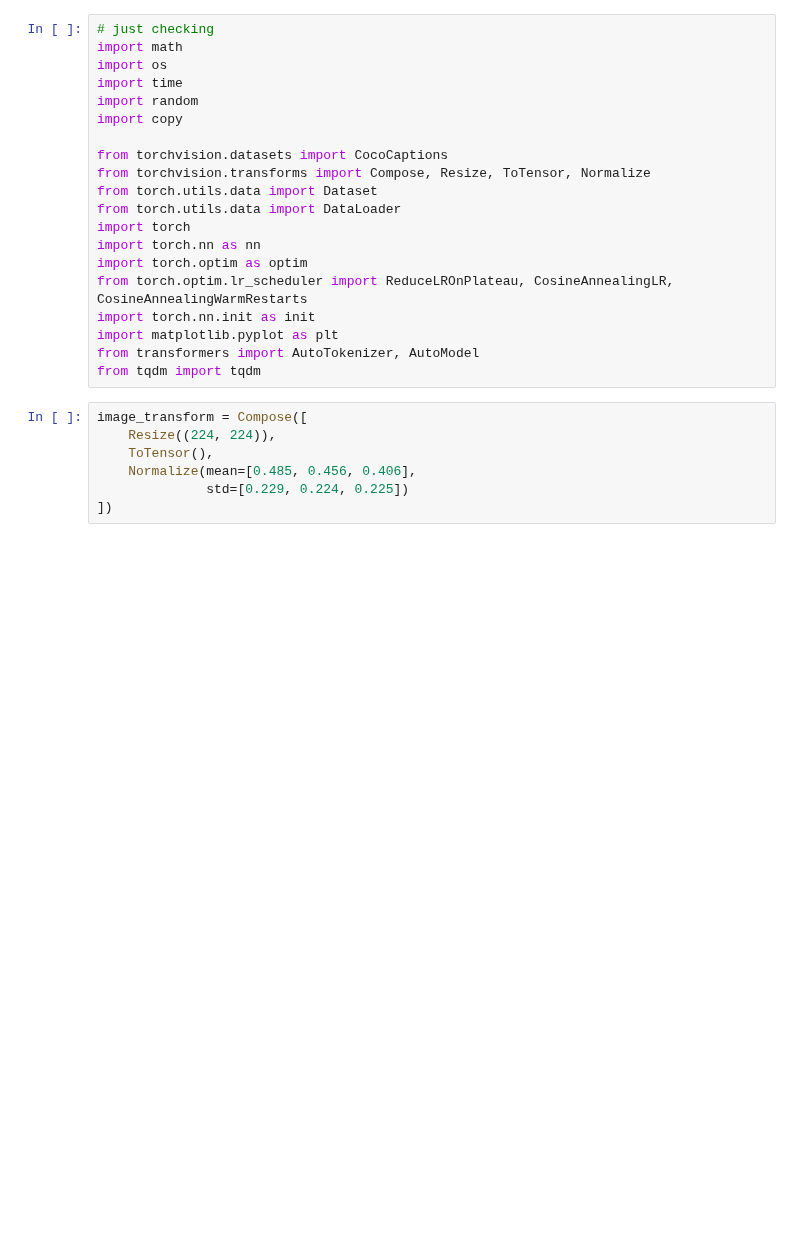
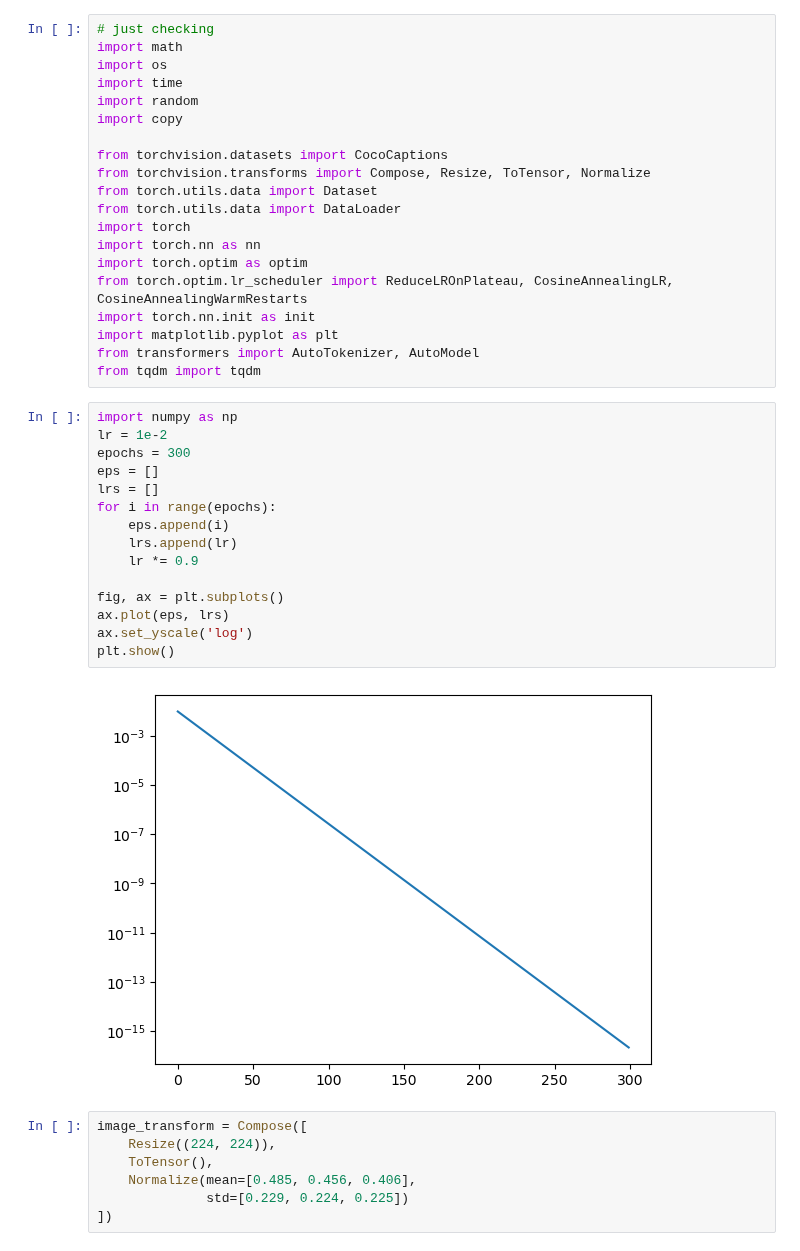
Before and after one commit to epautsch/coco_annotations, a Jupyter notebook: cocoCaptions.ipynb, the cells around one changed output. Drawn from its saved outputs; the diff is of its cells as text; blank space fills up the shorter version.

```diff
--- a/cocoCaptions.ipynb
+++ b/cocoCaptions.ipynb
@@ -18,6 +18,23 @@ import torch.nn.init as init
 import matplotlib.pyplot as plt
 from transformers import AutoTokenizer, AutoModel
 from tqdm import tqdm
+# %%
+import numpy as np
+lr = 1e-2
+epochs = 300
+eps = []
+lrs = []
+for i in range(epochs):
+    eps.append(i)
+    lrs.append(lr)
+    lr *= 0.9
+
+fig, ax = plt.subplots()
+ax.plot(eps, lrs)
+ax.set_yscale('log')
+plt.show()
+# %% [output]
+[figure, added]
 # %%
 image_transform = Compose([
     Resize((224, 224)),
```
Also changed, not shown: parts of 2 cells of this notebook, 1 other file.
